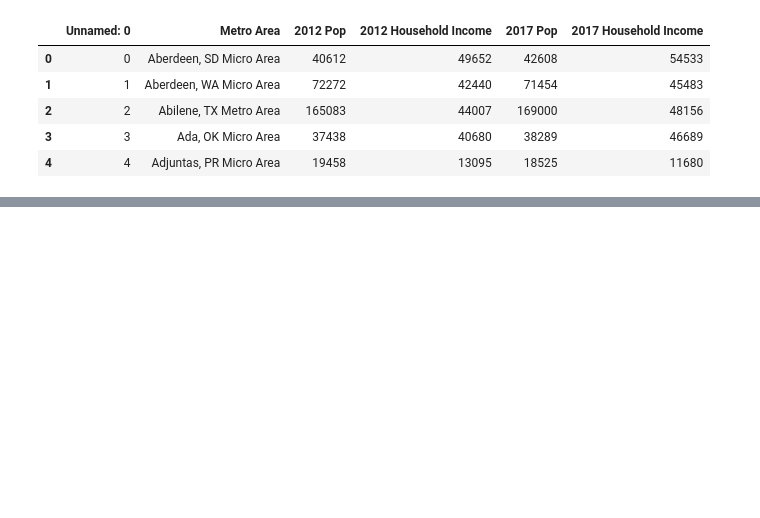
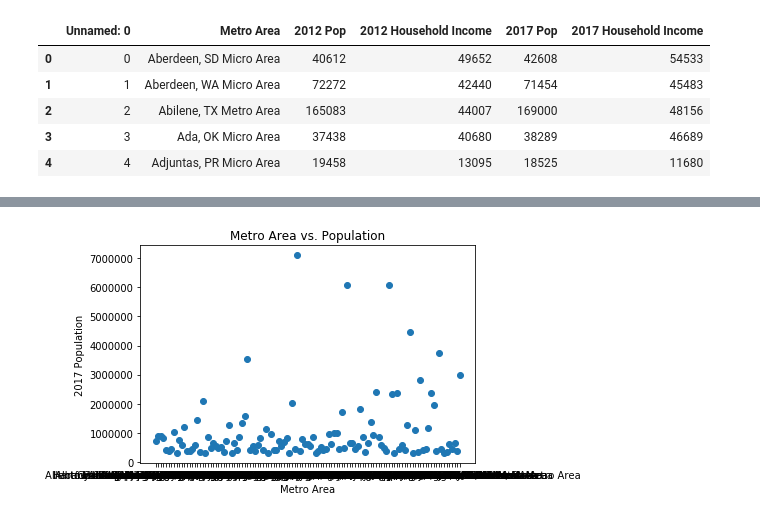
Before and after one commit to woodfin8/ProjectOne, a Jupyter notebook: Census_new.ipynb, the cells around one changed output, grey strips where cells are left out. Cells and saved outputs as stored; diff of their text form; code cells hidden in the pictures; blank space fills up the shorter version.

```diff
--- a/Census_new.ipynb
+++ b/Census_new.ipynb
@@ -52,0 +78,13 @@ New_df.to_csv("Census_N.csv")
+# %%
+plt.scatter(New_df["Metro Area"], New_df["2017 Pop"])
+plt.xlabel("Metro Area")
+plt.ylabel("2017 Population")
+
+plt.xlim()
+plt.title("Metro Area vs. Population")
+
+# Save image
+plt.savefig("New_df{}.png")
+plt.show()
+# %% [output]
+[figure, added]
```
Also changed, not shown: parts of 8 cells of this notebook.
